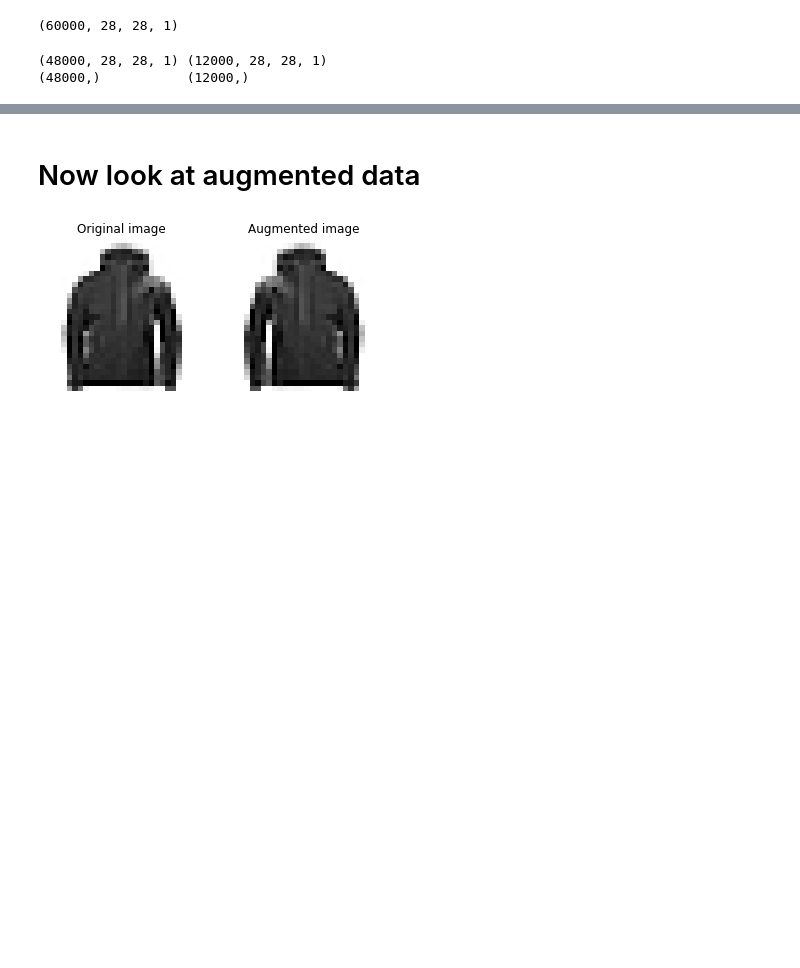
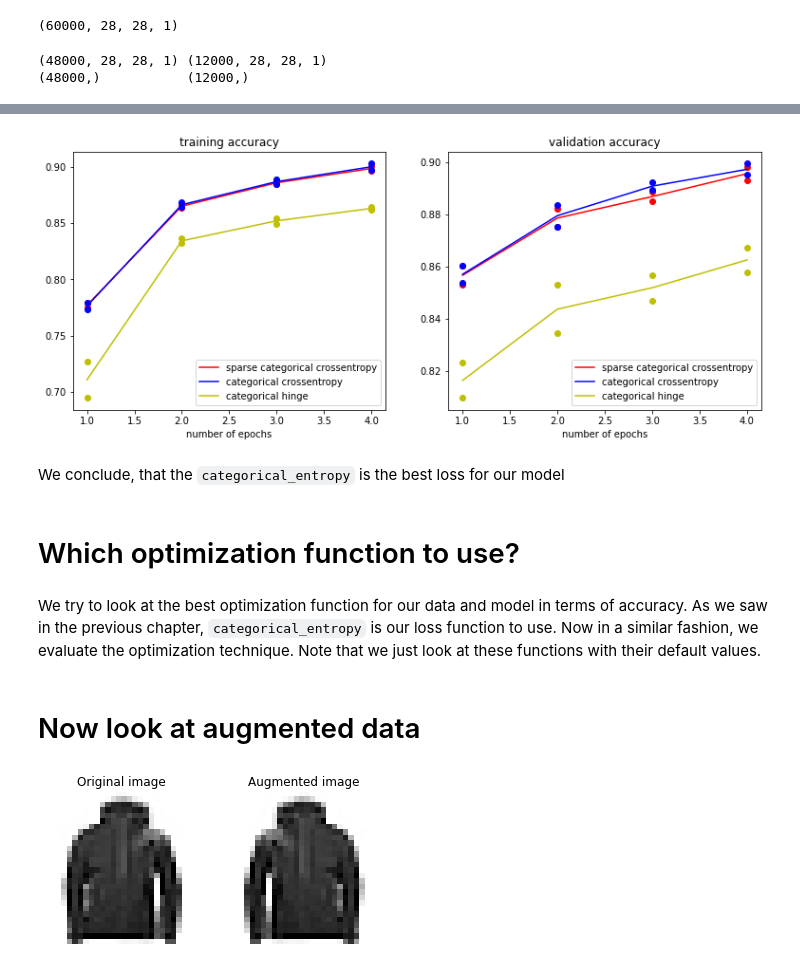
Before and after one commit to FelixMoeller3/linkit_fashion_mnist_challenge, a Jupyter notebook: FashionMNISTBegC_Notebook.ipynb, the cells around one changed output, grey strips where cells are left out. Saved outputs shown, nothing was run; the diff lists cells and outputs as text; code cells hidden in the pictures; blank space fills up the shorter version.

Commit message:
which loss function chapter

```diff
--- a/FashionMNISTBegC_Notebook.ipynb
+++ b/FashionMNISTBegC_Notebook.ipynb
@@ -133,0 +281,33 @@ print(y_train.shape,'         ', y_validate.shape)
+# %%
+acc_std_err = (acc_sq - acc**2)**.5
+vacc_std_err = (vacc_sq - vacc**2)**.5
+models=['sparse categorical crossentropy','categorical crossentropy',
+       'categorical hinge']
+mcolor = ['r','b','y']
+
+fig = plt.figure(figsize=(13,5))
+plt.subplot(1,2,1)
+plt.title('training accuracy')
+for jj in range(n_models):
+    plt.plot(np.arange(1,5),acc[:,jj],mcolor[jj]+'-', label=models[jj]);
+    plt.plot(np.arange(1,5),acc[:,jj]+acc_std_err[:,jj],mcolor[jj]+'o');
+    plt.plot(np.arange(1,5),acc[:,jj]-acc_std_err[:,jj],mcolor[jj]+'o');
+    plt.legend(loc='lower right');
+    plt.xlabel('number of epochs');
+
+plt.subplot(1,2,2)
+plt.title('validation accuracy')
+for jj in range(n_models):
+    plt.plot(np.arange(1,5),vacc[:,jj],mcolor[jj]+'-', label=models[jj]);
+    plt.plot(np.arange(1,5),vacc[:,jj]+vacc_std_err[:,jj],mcolor[jj]+'o');
+    plt.plot(np.arange(1,5),vacc[:,jj]-vacc_std_err[:,jj],mcolor[jj]+'o');
+    plt.legend(loc='lower right');
+    plt.xlabel('number of epochs');
+# %% [output]
+[figure, added]
+# %% [markdown]
+We conclude, that the `categorical_entropy` is the best loss for our model
+# %% [markdown]
+# Which optimization function to use?
+# %% [markdown]
+We try to look at the best optimization function for our data and model in terms of accuracy. As we saw in the previous chapter, `categorical_entropy` is our loss function to use. Now in a similar fashion, we evaluate the optimization technique. Note that we just look at these functions with their default values.
```
Also changed, not shown: parts of 5 cells of this notebook.
